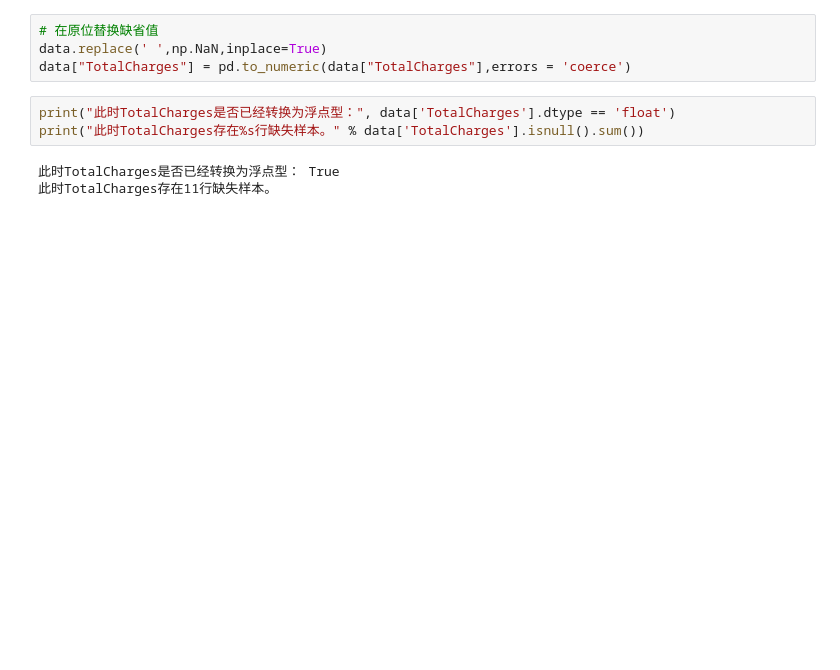
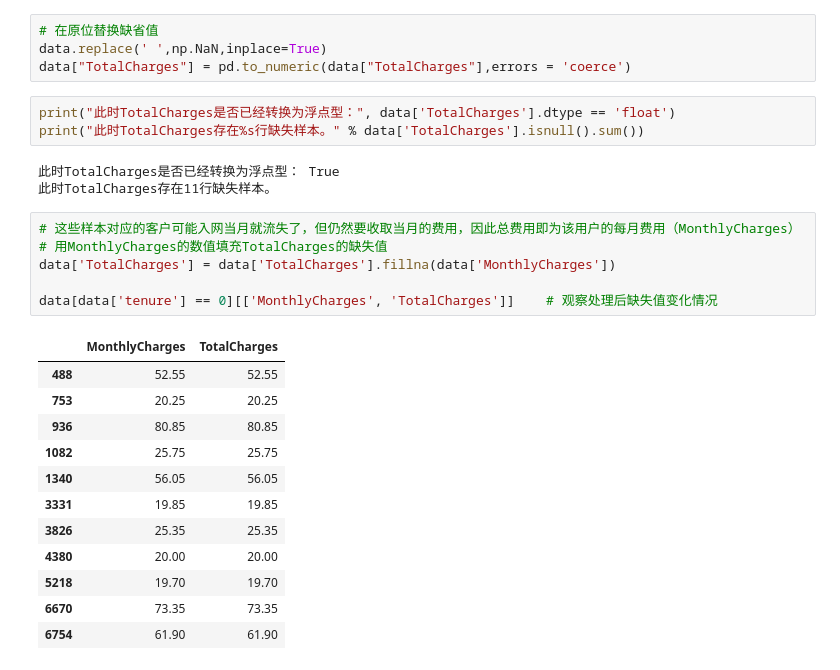
Before and after one commit to AlsQed/Prediction_of_telecom_user_churn, a Jupyter notebook: forecast.ipynb, the cells around one changed output. Cells and saved outputs as stored; diff of their text form; blank space fills up the shorter version.

```diff
--- a/forecast.ipynb
+++ b/forecast.ipynb
@@ -71,3 +60,22 @@ print("此时TotalCharges存在%s行缺失样本。" % data['TotalCharges'].isnu
 # %% [output]
 此时TotalCharges是否已经转换为浮点型： True
 此时TotalCharges存在11行缺失样本。
+# %%
+# 这些样本对应的客户可能入网当月就流失了，但仍然要收取当月的费用，因此总费用即为该用户的每月费用（MonthlyCharges）
+# 用MonthlyCharges的数值填充TotalCharges的缺失值
+data['TotalCharges'] = data['TotalCharges'].fillna(data['MonthlyCharges'])
+
+data[data['tenure'] == 0][['MonthlyCharges', 'TotalCharges']]    # 观察处理后缺失值变化情况
+# %% [output]
+|  | MonthlyCharges | TotalCharges |
+| 488 | 52.55 | 52.55 |
+| 753 | 20.25 | 20.25 |
+| 936 | 80.85 | 80.85 |
+| 1082 | 25.75 | 25.75 |
+| 1340 | 56.05 | 56.05 |
+| 3331 | 19.85 | 19.85 |
+| 3826 | 25.35 | 25.35 |
+| 4380 | 20.00 | 20.00 |
+| 5218 | 19.70 | 19.70 |
+| 6670 | 73.35 | 73.35 |
+| 6754 | 61.90 | 61.90 |
```
Also changed, not shown: parts of 3 cells of this notebook.
